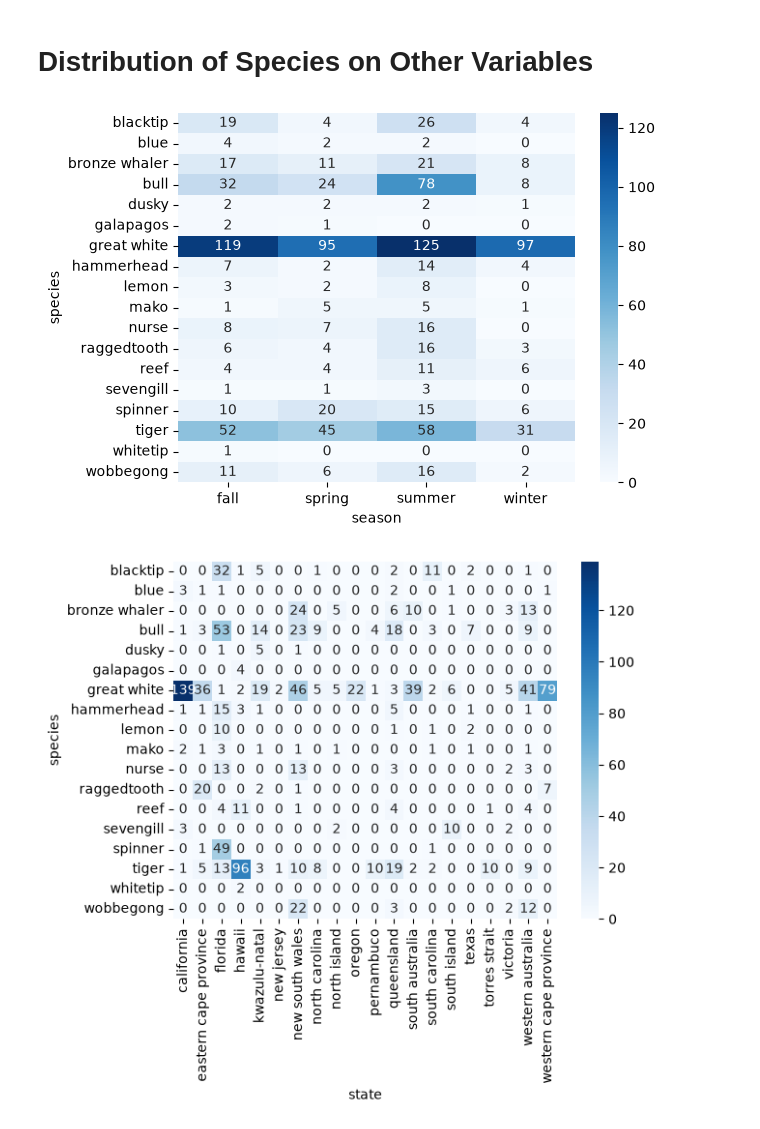
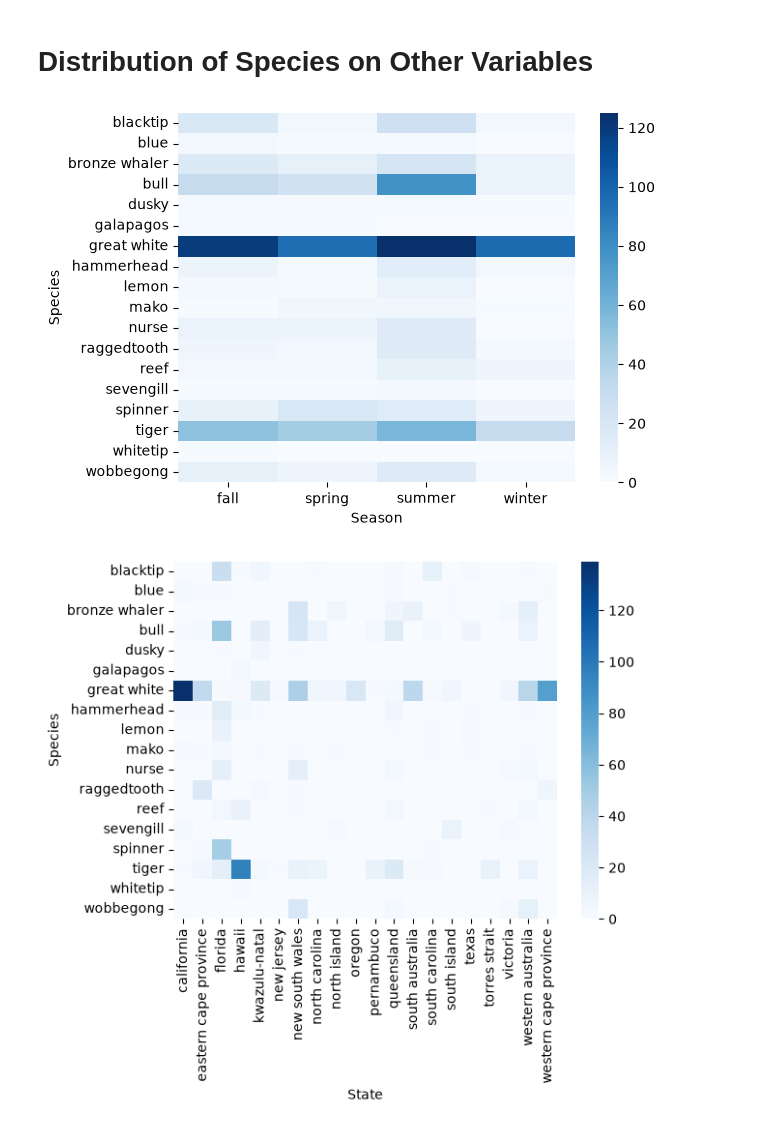
Before and after one commit to imalvarado/5650-final-project, a Jupyter notebook: code/eda.ipynb, the cells around one changed output. Cells and saved outputs as stored; diff of their text form; code cells hidden in the pictures.

```diff
--- a/code/eda.ipynb
+++ b/code/eda.ipynb
@@ -6,10 +7,11 @@ import numpy as np
 # %%
 raw_shark_df = pd.read_csv("../data/clean_data/top_states.csv")
 shark_df = raw_shark_df[raw_shark_df["activity"] != "adrift"] # this activity has a 100% fatality rate, massive outlier
-shark_df = raw_shark_df[raw_shark_df["activity"] != "rescuing"] # too few observations
+shark_df = shark_df[raw_shark_df["activity"] != "rescuing"] # too few observations
 shark_df = shark_df.drop(["sex", "age", "year"], axis=1)
 
 print(shark_df.head(), "\n")
+# dfi.export(shark_df.head(), "../figures/clean_data_head.png")
 
 nonfatal_df = shark_df[shark_df["fatal"] == "N"]
 fatal_df = shark_df[shark_df["fatal"] == "Y"]
@@ -295,24 +350,32 @@ species_season_ct = pd.crosstab(shark_df["species"], shark_df["season"])
 
 sns.heatmap(
     species_season_ct,
-    annot=True,
+    annot=False,
     fmt="d",
     cmap="Blues"
 )
+plt.xlabel("Season")
+plt.ylabel("Species")
+
+plt.savefig(f"../figures/season_species.png", dpi=300, bbox_inches="tight")
 plt.show()
 # %% [output]
-[figure, old version]
+[figure, new version]
 # %%
 species_state_ct = pd.crosstab(shark_df["species"], shark_df["state"])
 
 sns.heatmap(
     species_state_ct,
-    annot=True,
+    annot=False,
     fmt="d",
     cmap="Blues"
 )
+plt.xlabel("State")
+plt.ylabel("Species")
+
+plt.savefig(f"../figures/state_species.png", dpi=300, bbox_inches="tight")
 plt.show()
 # %% [output]
-[figure, old version]
+[figure, new version]
 # %%
 shark_df.to_csv("../data/clean_data/modeling_data.csv", index=False)
```
Also changed, not shown: parts of 15 cells of this notebook, 7 other files.
